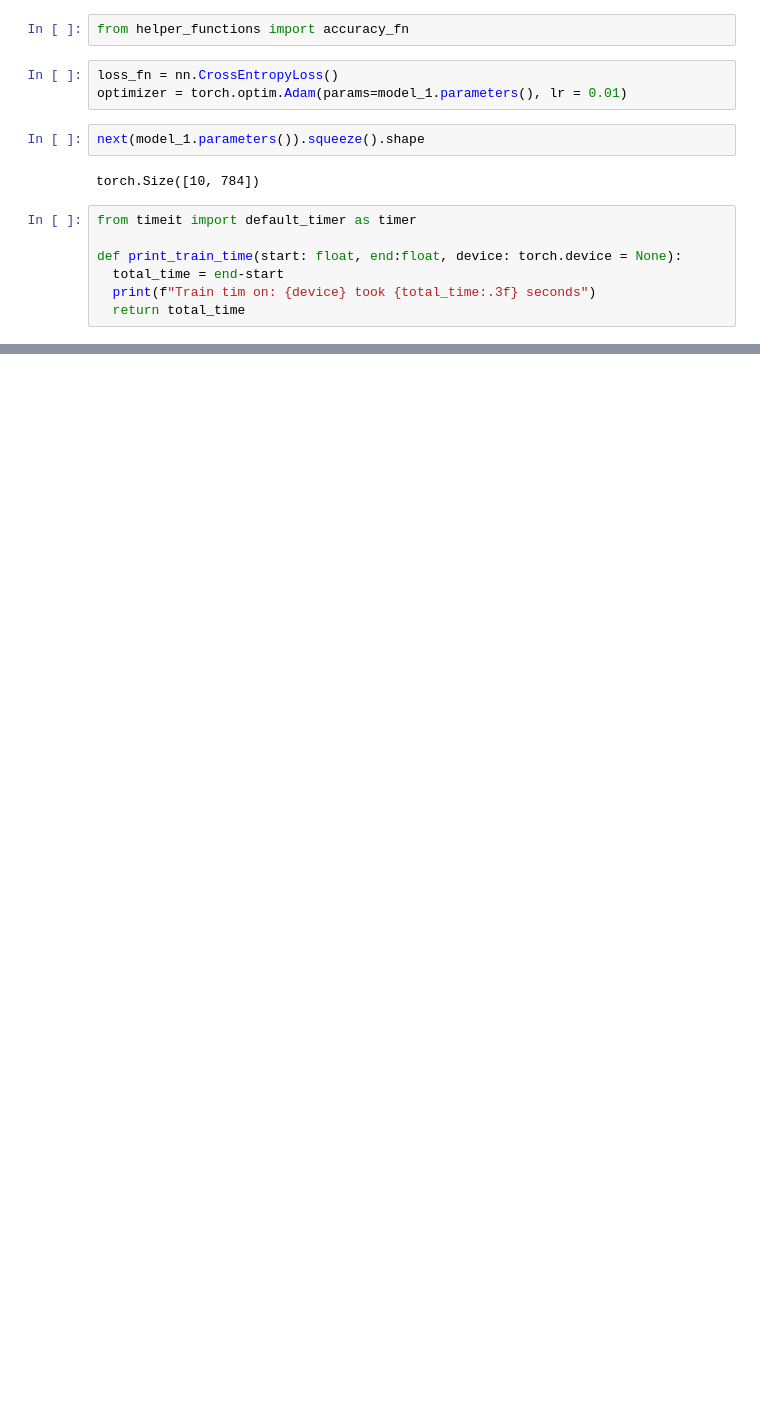
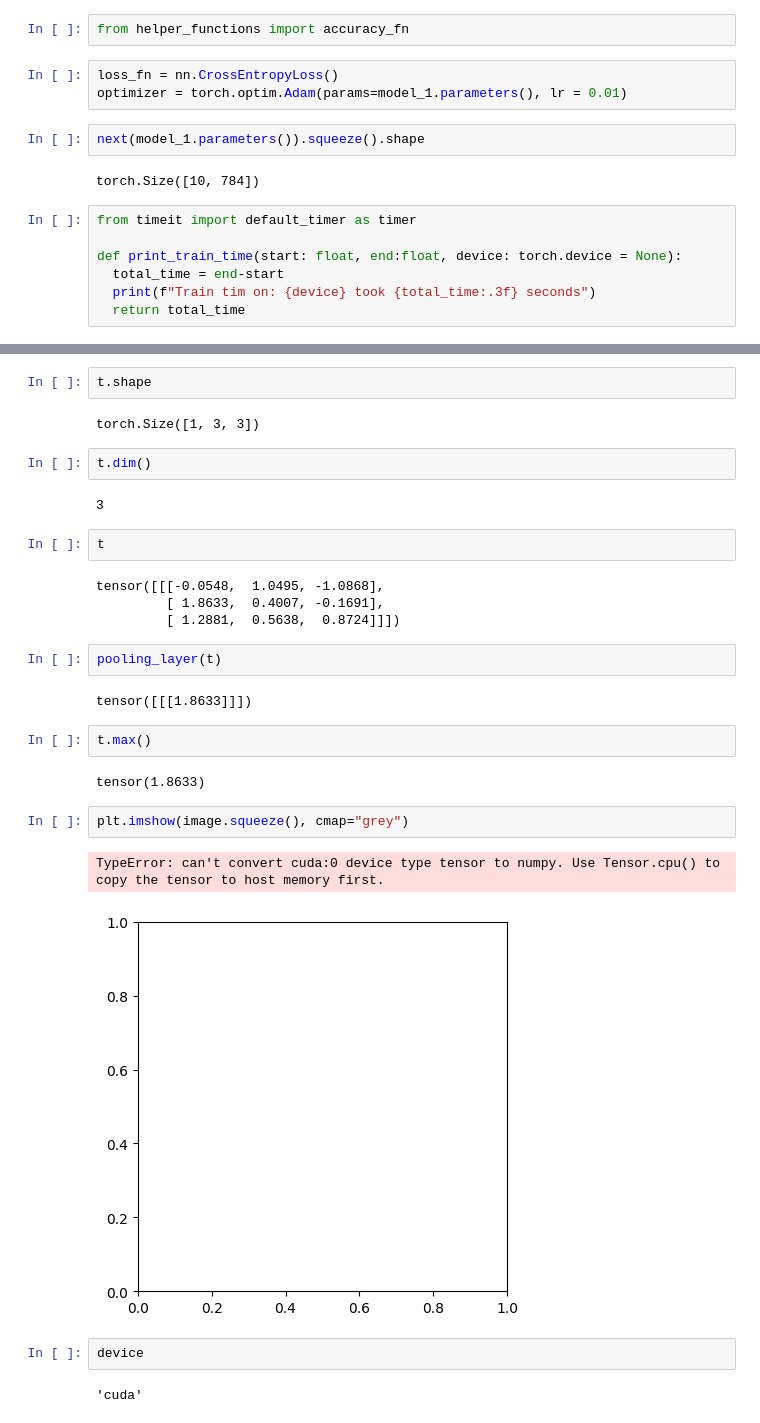
Before and after one commit to julianl11/projektarbeit_1, a Jupyter notebook: pytorch_course/03_computer_vision_torch.ipynb, the cells around one changed output, grey strips where cells are left out. Saved outputs shown, nothing was run; the diff lists cells and outputs as text; blank space fills up the shorter version.

```diff
--- a/pytorch_course/03_computer_vision_torch.ipynb
+++ b/pytorch_course/03_computer_vision_torch.ipynb
@@ -217,0 +652,31 @@ Train tim on: cpu took 0.000 seconds
+# %%
+t.shape
+# %% [output]
+torch.Size([1, 3, 3])
+# %%
+t.dim()
+# %% [output]
+3
+# %%
+t
+# %% [output]
+tensor([[[-0.0548,  1.0495, -1.0868],
+         [ 1.8633,  0.4007, -0.1691],
+         [ 1.2881,  0.5638,  0.8724]]])
+# %%
+pooling_layer(t)
+# %% [output]
+tensor([[[1.8633]]])
+# %%
+t.max()
+# %% [output]
+tensor(1.8633)
+# %%
+plt.imshow(image.squeeze(), cmap="grey")
+# %% [output]
+TypeError: can't convert cuda:0 device type tensor to numpy. Use Tensor.cpu() to copy the tensor to host memory first.
+[figure, added]
+# %%
+device
+# %% [output]
+'cuda'
```
Also changed, not shown: parts of 48 cells of this notebook.
